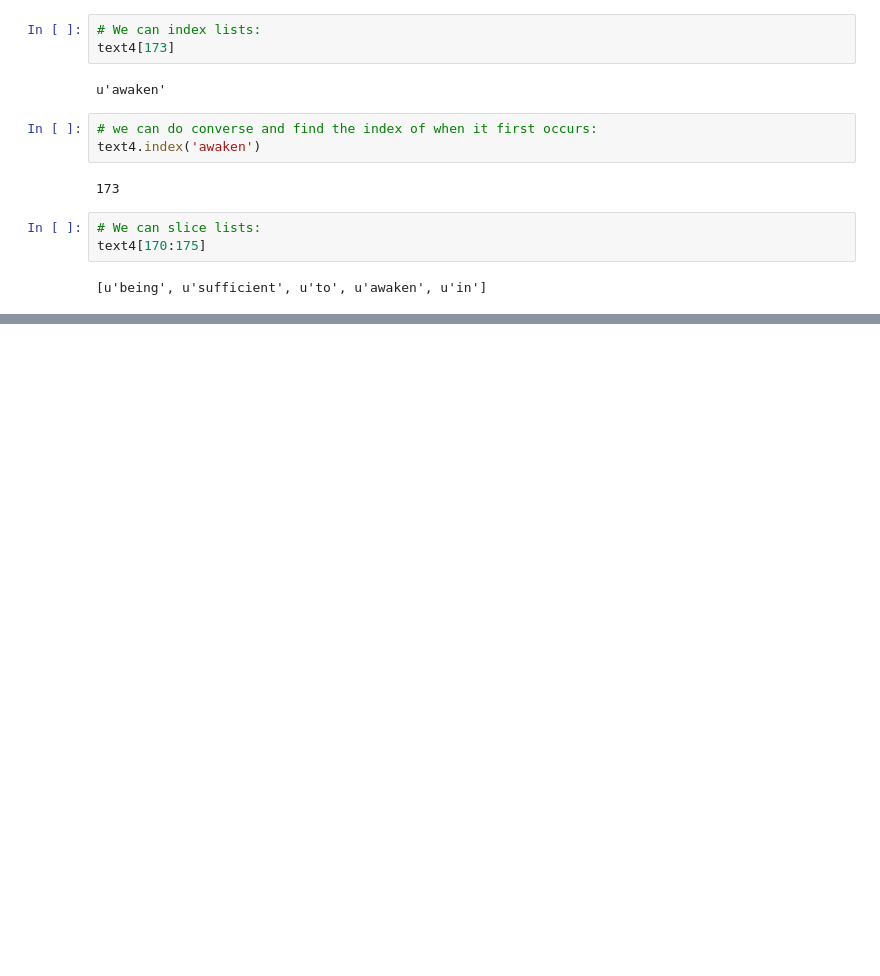
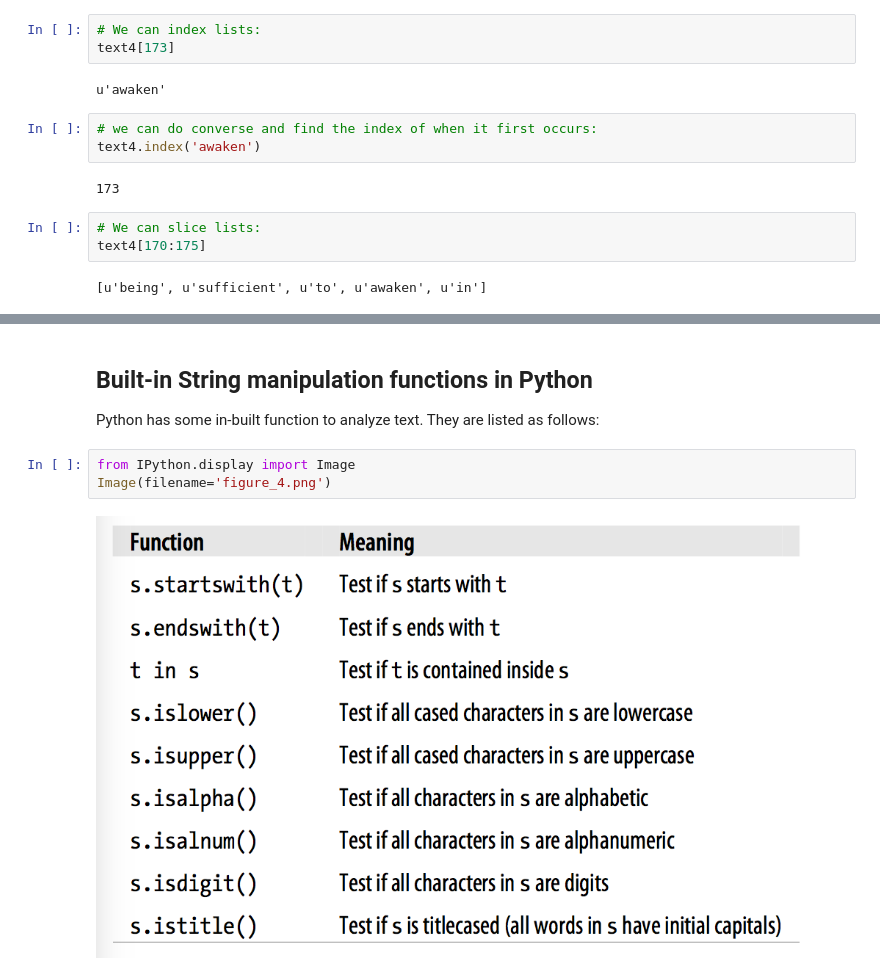
Before and after one commit to rohitx/DataSciencePrep, a Jupyter notebook: NLTK/Chapter1.ipynb, the cells around one changed output, grey strips where cells are left out. Cells and saved outputs as stored; diff of their text form; blank space fills up the shorter version.

```diff
--- a/NLTK/Chapter1.ipynb
+++ b/NLTK/Chapter1.ipynb
@@ -197,0 +331,9 @@ text4[170:175]
+# %% [markdown]
+## Built-in String manipulation functions in Python ##
+
+Python has some in-built function to analyze text. They are listed as follows:
+# %%
+from IPython.display import Image
+Image(filename='figure_4.png')
+# %% [output]
+[figure, added]
```
Also changed, not shown: parts of 24 cells of this notebook, 6 other files.
